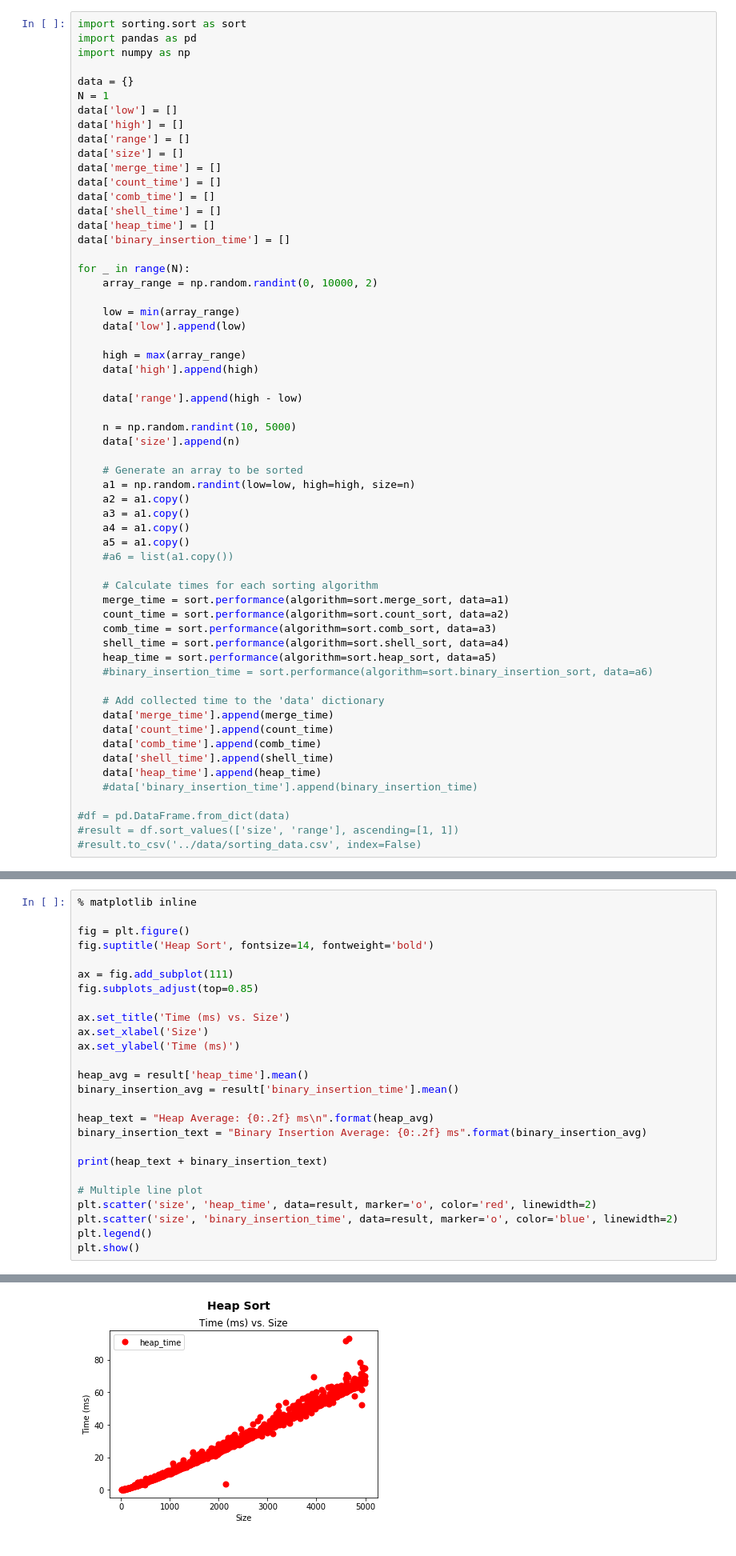
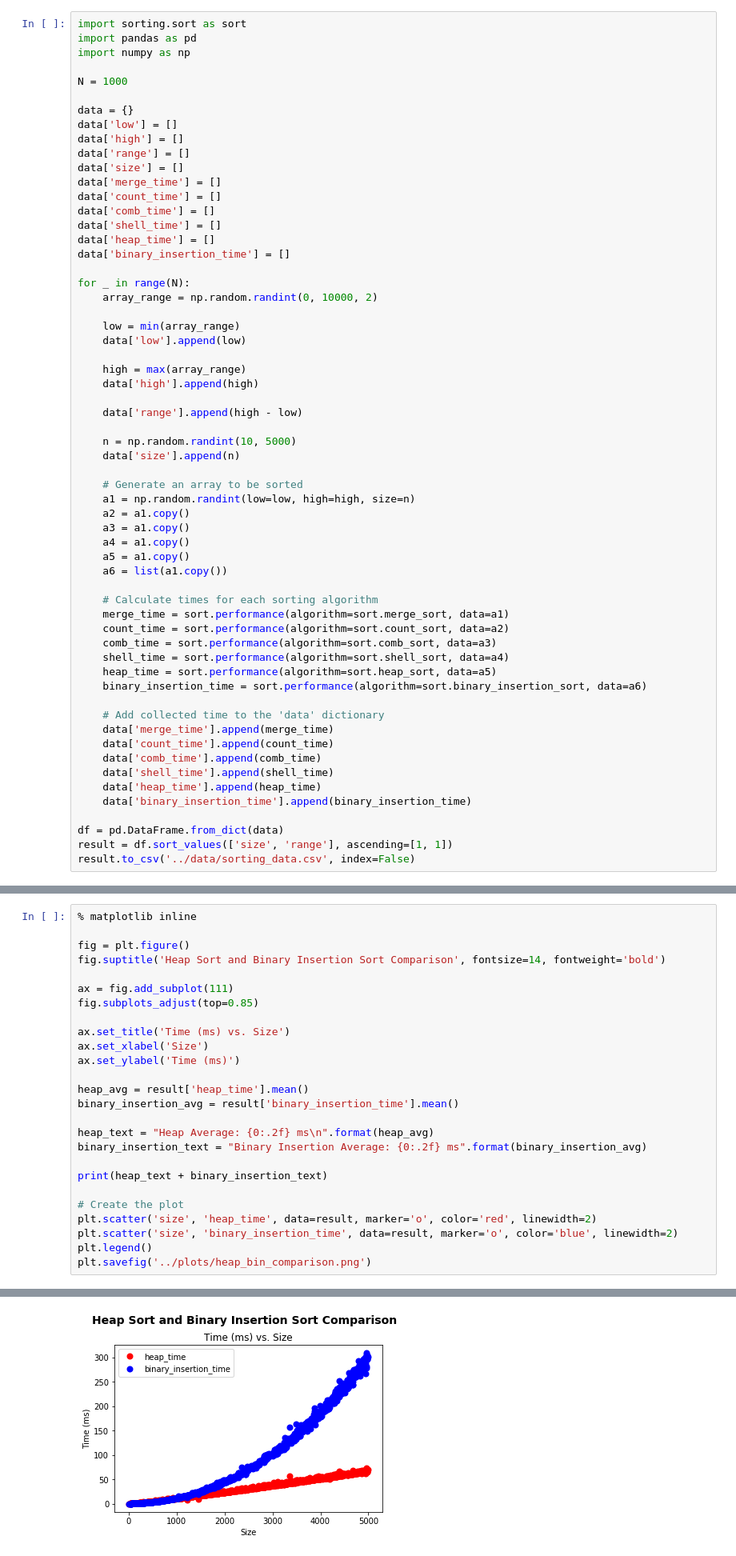
Before and after one commit to mwbrulhardt/sorting, a Jupyter notebook: notebooks/performance.ipynb, the cells around one changed output, grey strips where cells are left out. Shown: that part at 80% size. Cells and saved outputs as stored; diff of their text form.

Commit message:
Generated the data and the plots.

```diff
--- a/notebooks/performance.ipynb
+++ b/notebooks/performance.ipynb
@@ -3,8 +3,9 @@ import sorting.sort as sort
 import pandas as pd
 import numpy as np
 
+N = 1000
+
 data = {}
-N = 1
 data['low'] = []
 data['high'] = []
 data['range'] = []
@@ -36,7 +37,7 @@ for _ in range(N):
     a3 = a1.copy()
     a4 = a1.copy()
     a5 = a1.copy()
-    #a6 = list(a1.copy())
+    a6 = list(a1.copy())
 
     # Calculate times for each sorting algorithm
     merge_time = sort.performance(algorithm=sort.merge_sort, data=a1)
@@ -44,7 +45,7 @@ for _ in range(N):
     comb_time = sort.performance(algorithm=sort.comb_sort, data=a3)
     shell_time = sort.performance(algorithm=sort.shell_sort, data=a4)
     heap_time = sort.performance(algorithm=sort.heap_sort, data=a5)
-    #binary_insertion_time = sort.performance(algorithm=sort.binary_insertion_sort, data=a6)
+    binary_insertion_time = sort.performance(algorithm=sort.binary_insertion_sort, data=a6)
 
     # Add collected time to the 'data' dictionary
     data['merge_time'].append(merge_time)
@@ -52,11 +53,11 @@ for _ in range(N):
     data['comb_time'].append(comb_time)
     data['shell_time'].append(shell_time)
     data['heap_time'].append(heap_time)
-    #data['binary_insertion_time'].append(binary_insertion_time)
+    data['binary_insertion_time'].append(binary_insertion_time)
 
-#df = pd.DataFrame.from_dict(data)
-#result = df.sort_values(['size', 'range'], ascending=[1, 1])
-#result.to_csv('../data/sorting_data.csv', index=False)
+df = pd.DataFrame.from_dict(data)
+result = df.sort_values(['size', 'range'], ascending=[1, 1])
+result.to_csv('../data/sorting_data.csv', index=False)
 # %% [markdown]
 ### Data Description
 
@@ -138,7 +137,7 @@ Shell Average: 17.25 ms
 % matplotlib inline
 
 fig = plt.figure()
-fig.suptitle('Heap Sort', fontsize=14, fontweight='bold')
+fig.suptitle('Heap Sort and Binary Insertion Sort Comparison', fontsize=14, fontweight='bold')
 
 ax = fig.add_subplot(111)
 fig.subplots_adjust(top=0.85)
@@ -155,9 +154,9 @@ binary_insertion_text = "Binary Insertion Average: {0:.2f} ms".format(binary_ins
 
 print(heap_text + binary_insertion_text)
 
-# Multiple line plot
+# Create the plot
 plt.scatter('size', 'heap_time', data=result, marker='o', color='red', linewidth=2)
 plt.scatter('size', 'binary_insertion_time', data=result, marker='o', color='blue', linewidth=2)
 plt.legend()
-plt.show()
+plt.savefig('../plots/heap_bin_comparison.png')
 # %% [output]
@@ -165 +165 @@ Heap Average: 31.66 ms
-[figure, old version]
+[figure, new version]
```
Also changed, not shown: parts of 4 cells of this notebook, 6 other files.
